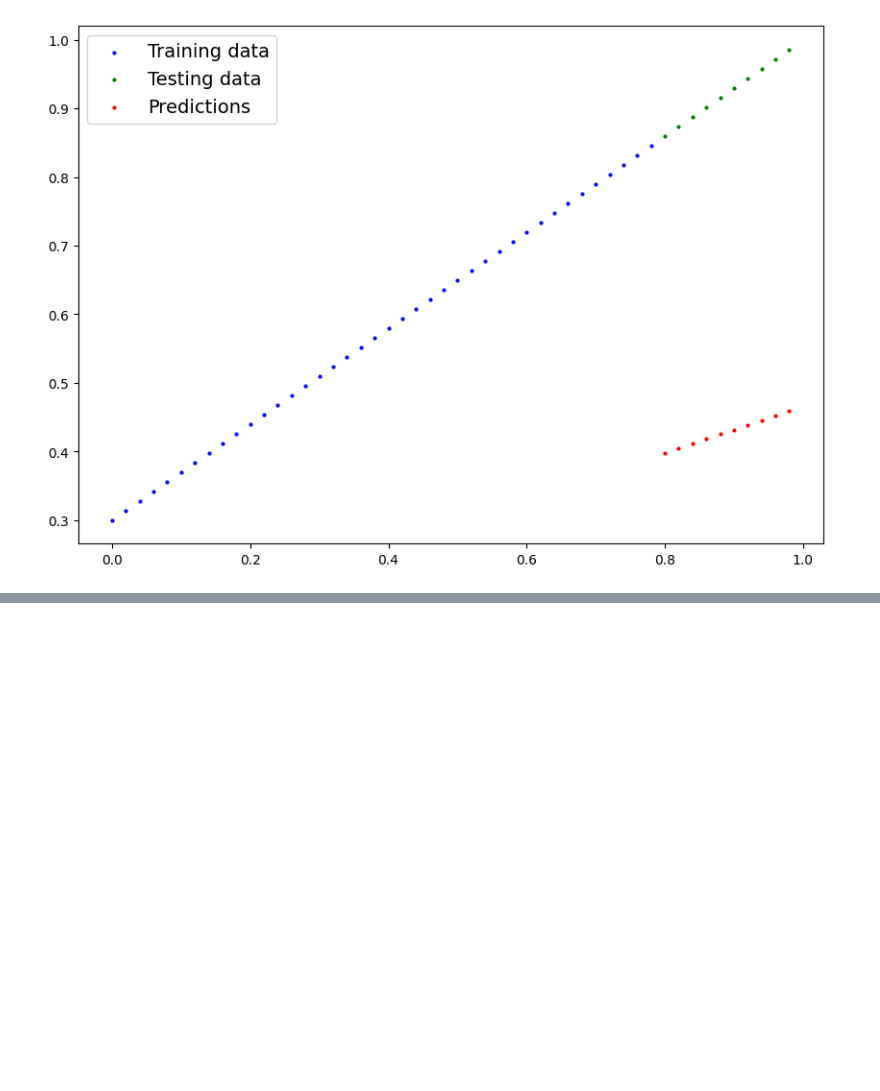
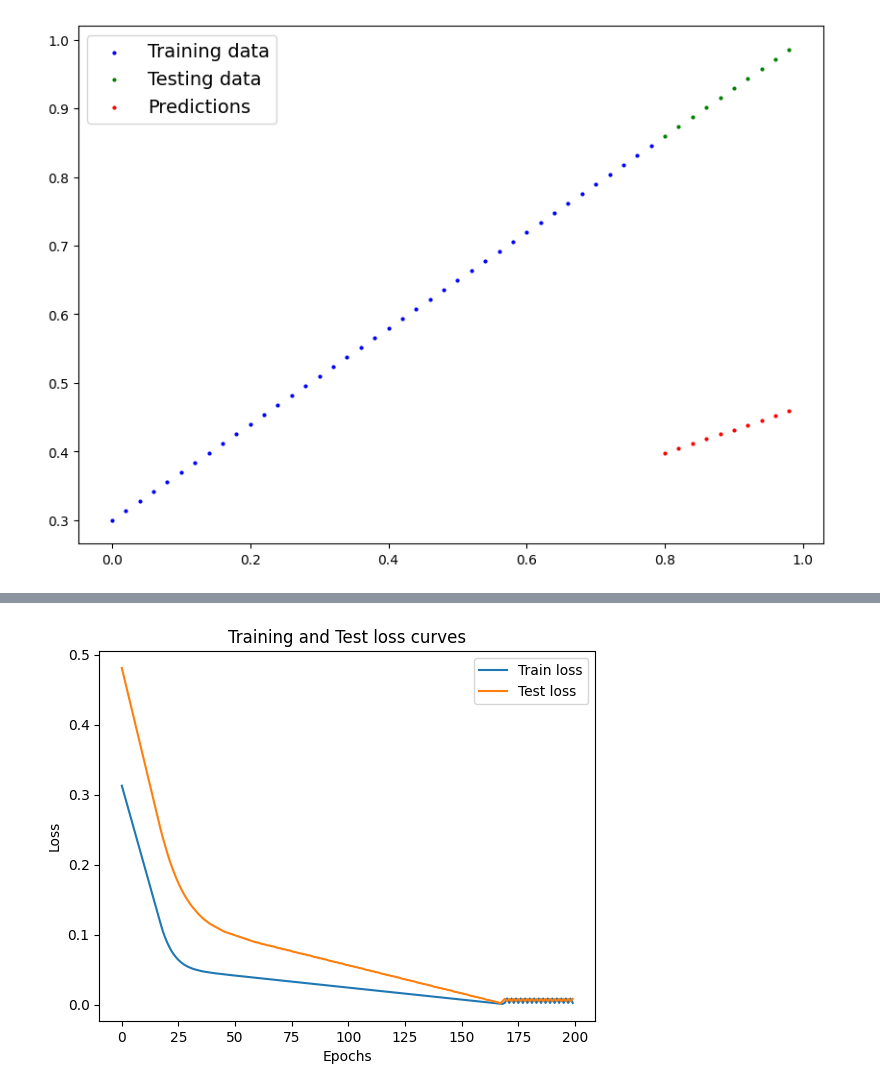
Before and after one commit to oatanurakch/Torch_Learning, a Jupyter notebook: 2_workflow.ipynb, the cells around one changed output, grey strips where cells are left out. Saved outputs shown, nothing was run; the diff lists cells and outputs as text; code cells hidden in the pictures; blank space fills up the shorter version.

Commit message:
training and testing loop

```diff
--- a/2_workflow.ipynb
+++ b/2_workflow.ipynb
@@ -225,0 +352,12 @@ plot_prediction(predictions = y_pred)
+# %%
+import numpy as np
+# Plot the loss curve
+plt.plot(epoch_count, torch.tensor(train_lost_values).cpu().numpy(), label = 'Train loss')
+plt.plot(epoch_count, torch.tensor(test_loss_values).cpu().numpy(), label = 'Test loss')
+plt.title('Training and Test loss curves')
+plt.ylabel("Loss")
+plt.xlabel('Epochs')
+plt.legend()
+plt.show()
+# %% [output]
+[figure, added]
```
Also changed, not shown: parts of 10 cells of this notebook.
